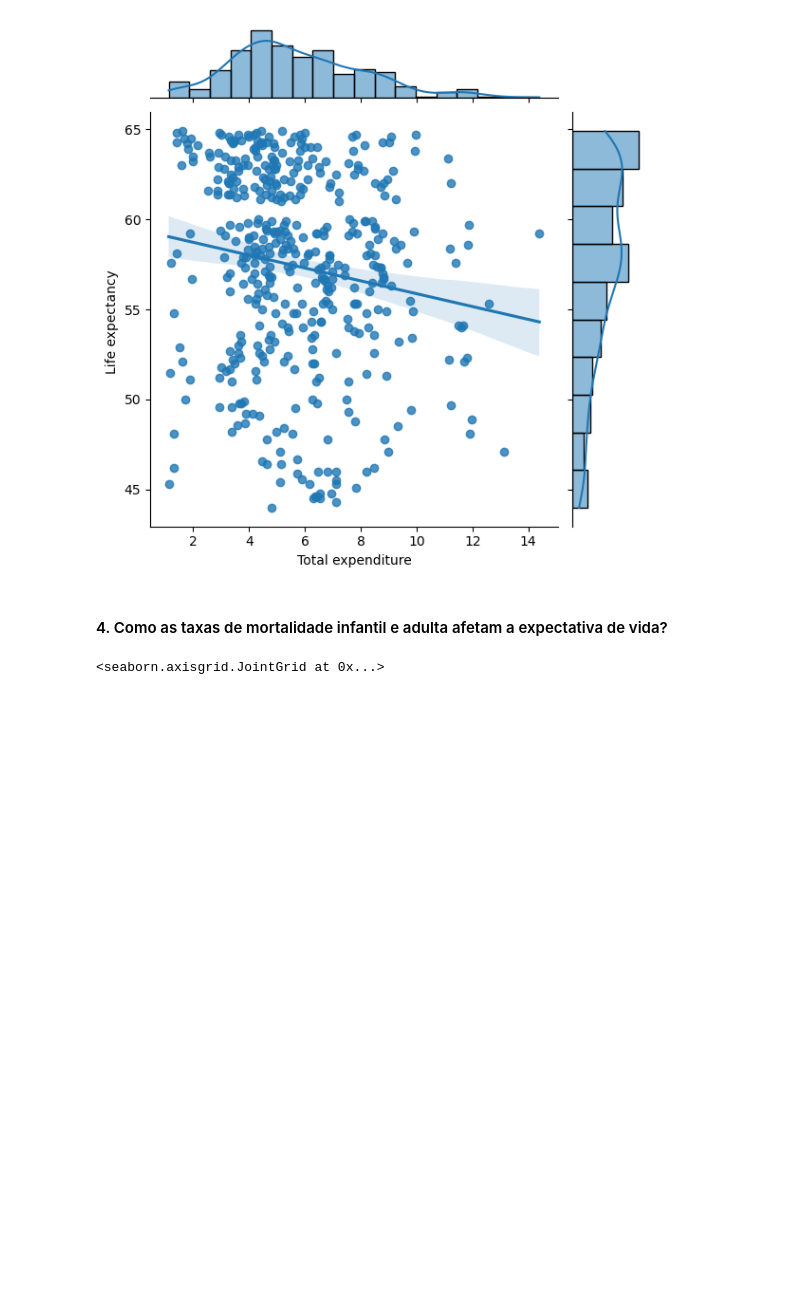
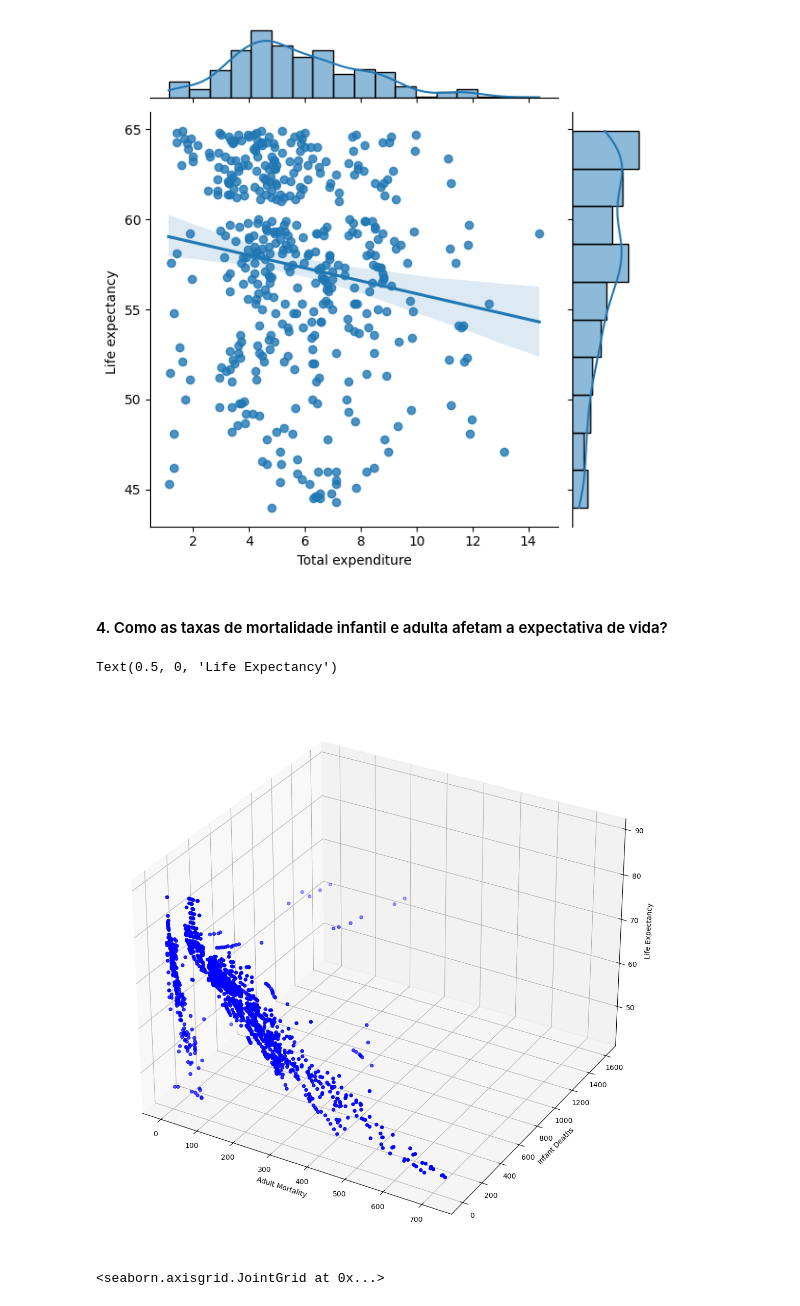
Before and after one commit to R-enanVieira/MachineLearning, a Jupyter notebook: 1o_projeto_tema_01_2024.ipynb, the cells around one changed output. Saved outputs shown, nothing was run; the diff lists cells and outputs as text; code cells hidden in the pictures; blank space fills up the shorter version.

```diff
--- a/1o_projeto_tema_01_2024.ipynb
+++ b/1o_projeto_tema_01_2024.ipynb
@@ -197,6 +222,26 @@ sns.jointplot(x='Total expenditure', y='Life expectancy ', data=data[data['Life
 [figure]
 # %% [markdown]
 #### 4. Como as taxas de mortalidade infantil e adulta afetam a expectativa de vida?
+# %%
+# Criar a figura e o eixo 3D
+fig = plt.figure(figsize=(30, 14))
+ax = fig.add_subplot(111, projection='3d')
+
+# Definir as variáveis
+x = data['Adult Mortality']
+y = data['infant deaths']
+z = data['Life expectancy ']
+
+# Plotar os dados
+ax.scatter(x, y, z, c='b', marker='o')
+
+# Definir os rótulos dos eixos
+ax.set_xlabel('Adult Mortality')
+ax.set_ylabel('Infant Deaths')
+ax.set_zlabel('Life Expectancy')
+# %% [output]
+Text(0.5, 0, 'Life Expectancy')
+[figure, added]
 # %%
 sns.jointplot(x='Life expectancy ', y='infant deaths', data=data, kind='reg')
 # %% [output]
```
Also changed, not shown: parts of 3 cells of this notebook.
